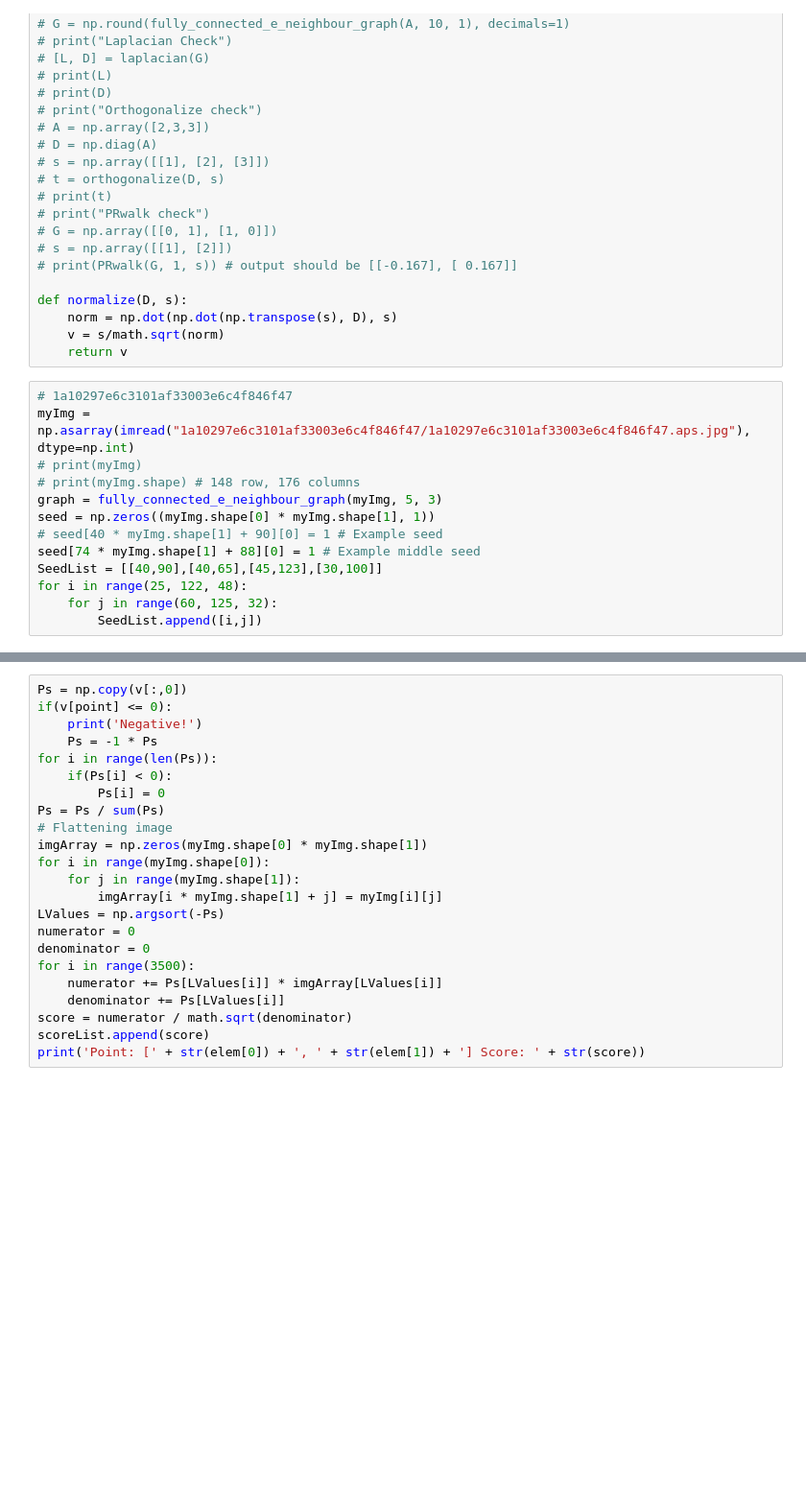
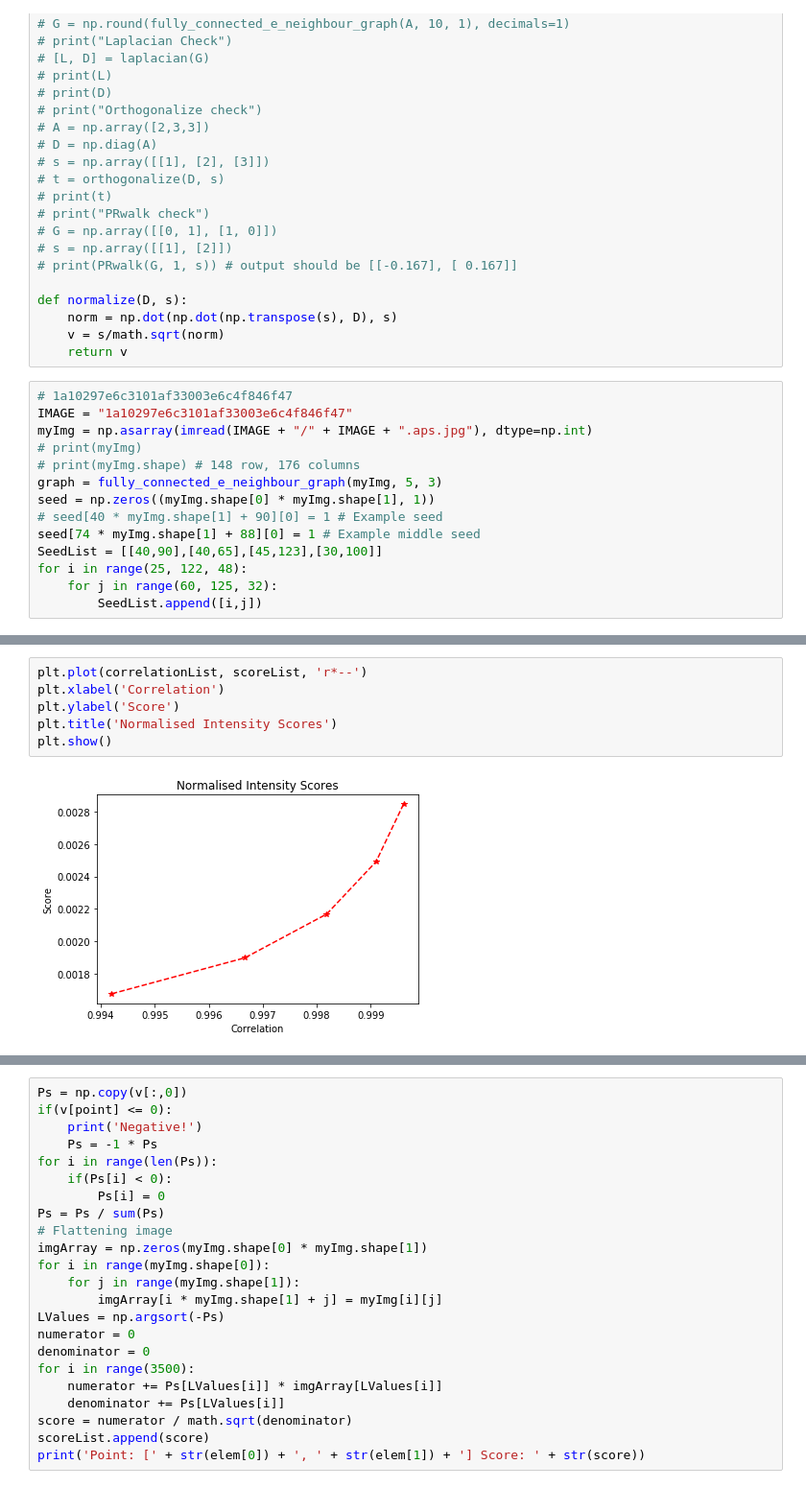
Before and after one commit to MrCrHaM/Passenger, a Jupyter notebook: Codes/PassangerChallangeFunctionsIpython-12-21-17.ipynb, the cells around one changed output, grey strips where cells are left out. Shown: that part at 96% size. Saved outputs shown, nothing was run; the diff lists cells and outputs as text; blank space fills up the shorter version.

Commit message:
Intensity as seed...

```diff
--- a/Codes/PassangerChallangeFunctionsIpython-12-21-17.ipynb
+++ b/Codes/PassangerChallangeFunctionsIpython-12-21-17.ipynb
@@ -141,7 +141,8 @@ def normalize(D, s):
     return v
 # %%
 # 1a10297e6c3101af33003e6c4f846f47
-myImg = np.asarray(imread("1a10297e6c3101af33003e6c4f846f47/1a10297e6c3101af33003e6c4f846f47.aps.jpg"), dtype=np.int)
+IMAGE = "1a10297e6c3101af33003e6c4f846f47"
+myImg = np.asarray(imread(IMAGE + "/" + IMAGE + ".aps.jpg"), dtype=np.int)
 # print(myImg)
 # print(myImg.shape) # 148 row, 176 columns
 graph = fully_connected_e_neighbour_graph(myImg, 5, 3)
@@ -211,0 +233,8 @@ Score: 0.0035102111853
+# %%
+plt.plot(correlationList, scoreList, 'r*--')
+plt.xlabel('Correlation')
+plt.ylabel('Score')
+plt.title('Normalised Intensity Scores')
+plt.show()
+# %% [output]
+[figure, added]
```
Also changed, not shown: parts of 3 cells of this notebook.
